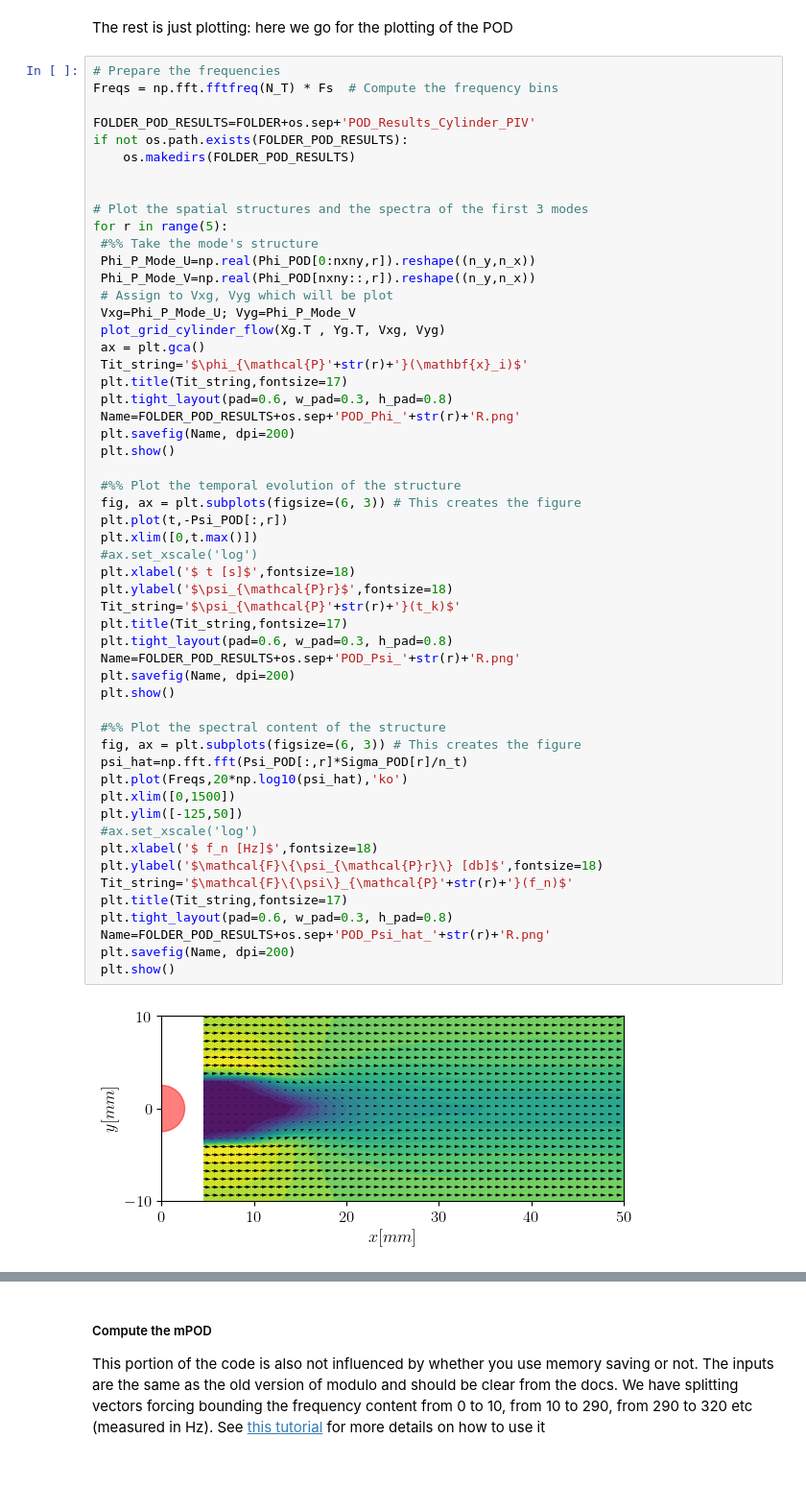
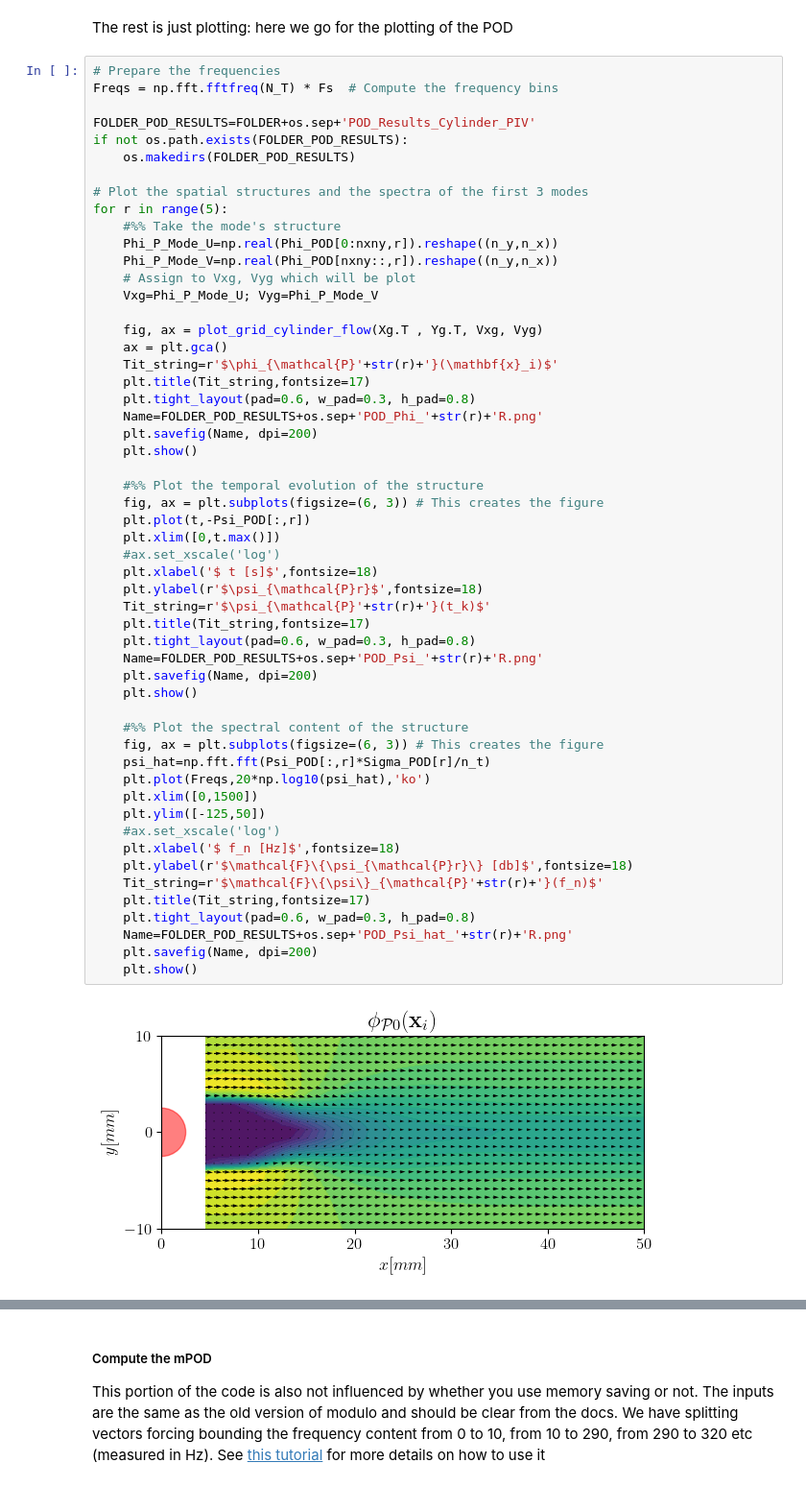
Before and after one commit to mendezVKI/MODULO, a Jupyter notebook: examples/notebooks/Tutorial_4.ipynb, the cells around one changed output, grey strips where cells are left out. Shown at 96% size. Cells and saved outputs as stored; diff of their text form.

Commit message:
sorted tutorials and plots

```diff
--- a/examples/notebooks/Tutorial_4.ipynb
+++ b/examples/notebooks/Tutorial_4.ipynb
@@ -170,56 +166,56 @@ The rest is just plotting: here we go for the plotting of the POD
 # %%
 # Prepare the frequencies
 Freqs = np.fft.fftfreq(N_T) * Fs  # Compute the frequency bins
 
 FOLDER_POD_RESULTS=FOLDER+os.sep+'POD_Results_Cylinder_PIV'
 if not os.path.exists(FOLDER_POD_RESULTS):
     os.makedirs(FOLDER_POD_RESULTS)
 
-
 # Plot the spatial structures and the spectra of the first 3 modes
 for r in range(5):
- #%% Take the mode's structure
- Phi_P_Mode_U=np.real(Phi_POD[0:nxny,r]).reshape((n_y,n_x))
- Phi_P_Mode_V=np.real(Phi_POD[nxny::,r]).reshape((n_y,n_x))
- # Assign to Vxg, Vyg which will be plot
- Vxg=Phi_P_Mode_U; Vyg=Phi_P_Mode_V
- plot_grid_cylinder_flow(Xg.T , Yg.T, Vxg, Vyg)
- ax = plt.gca()
- Tit_string='$\phi_{\mathcal{P}'+str(r)+'}(\mathbf{x}_i)$'
- plt.title(Tit_string,fontsize=17)
- plt.tight_layout(pad=0.6, w_pad=0.3, h_pad=0.8)
- Name=FOLDER_POD_RESULTS+os.sep+'POD_Phi_'+str(r)+'R.png'
- plt.savefig(Name, dpi=200)
- plt.show()
+    #%% Take the mode's structure
+    Phi_P_Mode_U=np.real(Phi_POD[0:nxny,r]).reshape((n_y,n_x))
+    Phi_P_Mode_V=np.real(Phi_POD[nxny::,r]).reshape((n_y,n_x))
+    # Assign to Vxg, Vyg which will be plot
+    Vxg=Phi_P_Mode_U; Vyg=Phi_P_Mode_V
 
- #%% Plot the temporal evolution of the structure
- fig, ax = plt.subplots(figsize=(6, 3)) # This creates the figure
- plt.plot(t,-Psi_POD[:,r])
- plt.xlim([0,t.max()])
- #ax.set_xscale('log')
- plt.xlabel('$ t [s]$',fontsize=18)
- plt.ylabel('$\psi_{\mathcal{P}r}$',fontsize=18)
- Tit_string='$\psi_{\mathcal{P}'+str(r)+'}(t_k)$'
- plt.title(Tit_string,fontsize=17)
- plt.tight_layout(pad=0.6, w_pad=0.3, h_pad=0.8)
- Name=FOLDER_POD_RESULTS+os.sep+'POD_Psi_'+str(r)+'R.png'
- plt.savefig(Name, dpi=200)
- plt.show()
+    fig, ax = plot_grid_cylinder_flow(Xg.T , Yg.T, Vxg, Vyg)
+    ax = plt.gca()
+    Tit_string=r'$\phi_{\mathcal{P}'+str(r)+'}(\mathbf{x}_i)$'
+    plt.title(Tit_string,fontsize=17)
+    plt.tight_layout(pad=0.6, w_pad=0.3, h_pad=0.8)
+    Name=FOLDER_POD_RESULTS+os.sep+'POD_Phi_'+str(r)+'R.png'
+    plt.savefig(Name, dpi=200)
+    plt.show()
 
- #%% Plot the spectral content of the structure
- fig, ax = plt.subplots(figsize=(6, 3)) # This creates the figure
- psi_hat=np.fft.fft(Psi_POD[:,r]*Sigma_POD[r]/n_t)
- plt.plot(Freqs,20*np.log10(psi_hat),'ko')
- plt.xlim([0,1500])
- plt.ylim([-125,50])
- #ax.set_xscale('log')
- plt.xlabel('$ f_n [Hz]$',fontsize=18)
- plt.ylabel('$\mathcal{F}\{\psi_{\mathcal{P}r}\} [db]$',fontsize=18)
- Tit_string='$\mathcal{F}\{\psi\}_{\mathcal{P}'+str(r)+'}(f_n)$'
- plt.title(Tit_string,fontsize=17)
- plt.tight_layout(pad=0.6, w_pad=0.3, h_pad=0.8)
- Name=FOLDER_POD_RESULTS+os.sep+'POD_Psi_hat_'+str(r)+'R.png'
- plt.savefig(Name, dpi=200)
- plt.show()
+    #%% Plot the temporal evolution of the structure
+    fig, ax = plt.subplots(figsize=(6, 3)) # This creates the figure
+    plt.plot(t,-Psi_POD[:,r])
+    plt.xlim([0,t.max()])
+    #ax.set_xscale('log')
+    plt.xlabel('$ t [s]$',fontsize=18)
+    plt.ylabel(r'$\psi_{\mathcal{P}r}$',fontsize=18)
+    Tit_string=r'$\psi_{\mathcal{P}'+str(r)+'}(t_k)$'
+    plt.title(Tit_string,fontsize=17)
+    plt.tight_layout(pad=0.6, w_pad=0.3, h_pad=0.8)
+    Name=FOLDER_POD_RESULTS+os.sep+'POD_Psi_'+str(r)+'R.png'
+    plt.savefig(Name, dpi=200)
+    plt.show()
+
+    #%% Plot the spectral content of the structure
+    fig, ax = plt.subplots(figsize=(6, 3)) # This creates the figure
+    psi_hat=np.fft.fft(Psi_POD[:,r]*Sigma_POD[r]/n_t)
+    plt.plot(Freqs,20*np.log10(psi_hat),'ko')
+    plt.xlim([0,1500])
+    plt.ylim([-125,50])
+    #ax.set_xscale('log')
+    plt.xlabel('$ f_n [Hz]$',fontsize=18)
+    plt.ylabel(r'$\mathcal{F}\{\psi_{\mathcal{P}r}\} [db]$',fontsize=18)
+    Tit_string=r'$\mathcal{F}\{\psi\}_{\mathcal{P}'+str(r)+'}(f_n)$'
+    plt.title(Tit_string,fontsize=17)
+    plt.tight_layout(pad=0.6, w_pad=0.3, h_pad=0.8)
+    Name=FOLDER_POD_RESULTS+os.sep+'POD_Psi_hat_'+str(r)+'R.png'
+    plt.savefig(Name, dpi=200)
+    plt.show()
 # %% [output]
-[figure, old version]
+[figure, new version]
```
Also changed, not shown: parts of 6 cells of this notebook, 8 other files.
